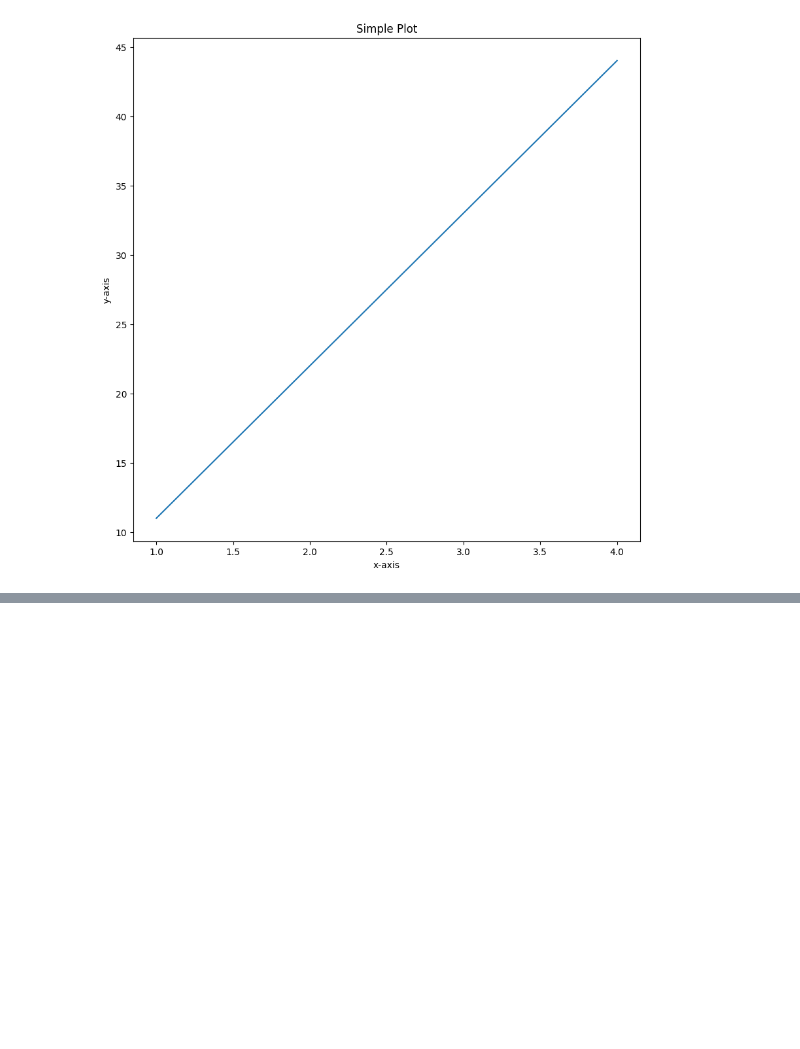
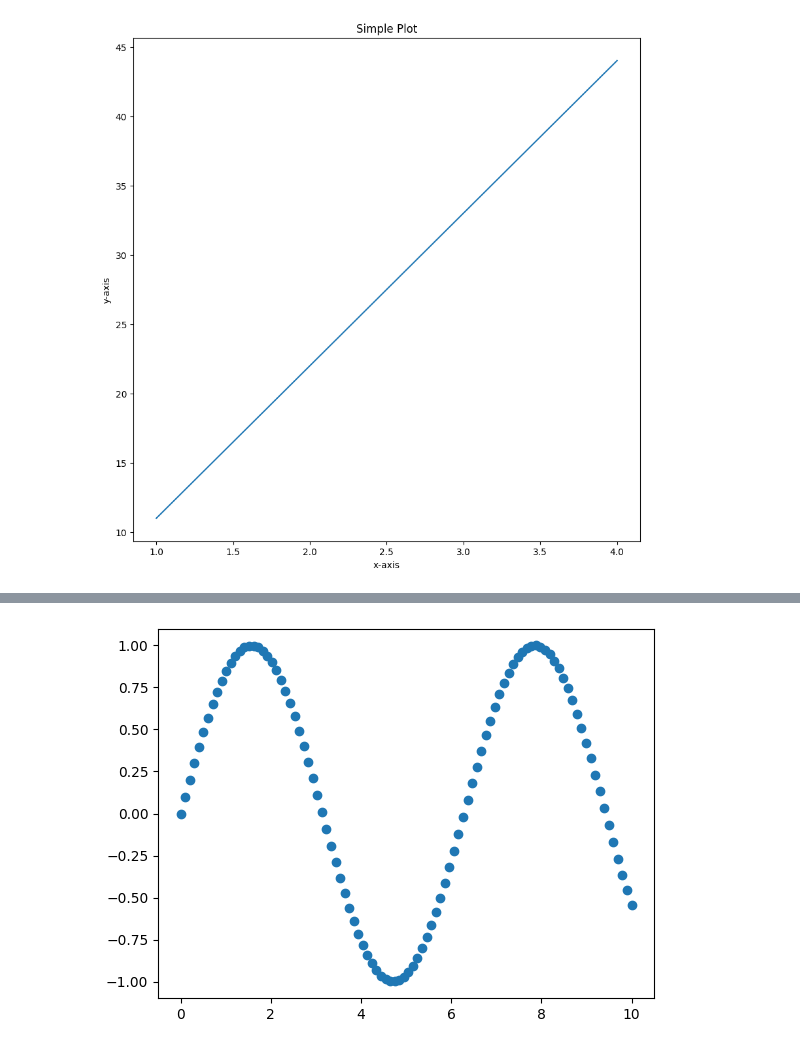
Before and after one commit to ParasKore2003/Machine-Learning, a Jupyter notebook: Practice/Matplotlib/Introduction_to_Matplotlib.ipynb, the cells around one changed output, grey strips where cells are left out. Cells and saved outputs as stored; diff of their text form; code cells hidden in the pictures; blank space fills up the shorter version.

```diff
--- a/Practice/Matplotlib/Introduction_to_Matplotlib.ipynb
+++ b/Practice/Matplotlib/Introduction_to_Matplotlib.ipynb
@@ -79,0 +104,6 @@ fig.savefig("sample-plot.png")
+# %%
+#Another scatter plot
+fig, ax =plt.subplots()
+ax.scatter(x, np.sin(x));
+# %% [output]
+[figure, added]
```
Also changed, not shown: parts of 11 cells of this notebook.
